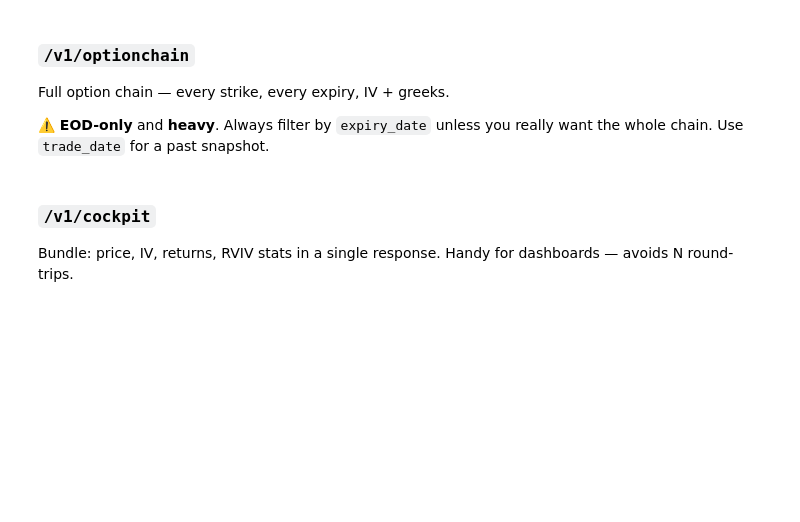
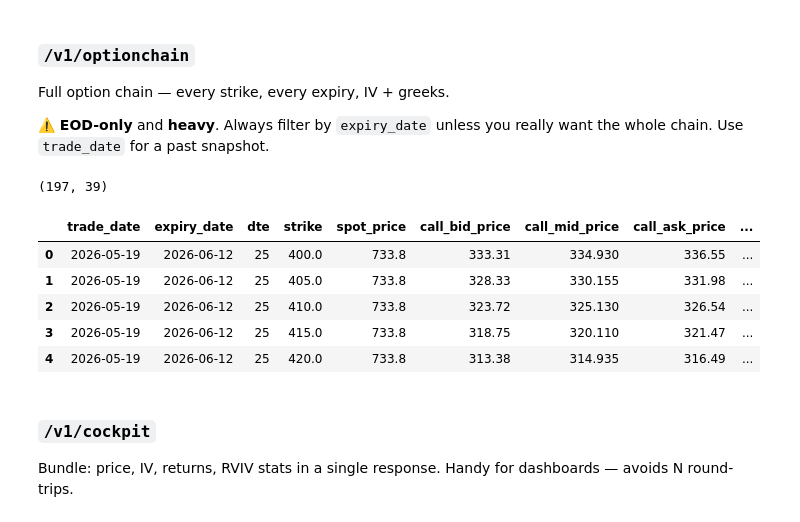
Before and after one commit to Kris-SF/data-pipelines, a Jupyter notebook: moontower-api/moontower_api_explorer.ipynb, the cells around one changed output. Saved outputs shown, nothing was run; the diff lists cells and outputs as text; code cells hidden in the pictures; blank space fills up the shorter version.

```diff
--- a/moontower-api/moontower_api_explorer.ipynb
+++ b/moontower-api/moontower_api_explorer.ipynb
@@ -152,9 +175,17 @@ Full option chain — every strike, every expiry, IV + greeks.
 
 **⚠️ EOD-only** and **heavy**. Always filter by `expiry_date` unless you really want the whole chain. Use `trade_date` for a past snapshot.
 # %%
-chain = to_df(call("optionchain", ticker="SPY", trade_date=MONTH_AGO, expiry_date="2026-06-19"))
+chain = to_df(call("optionchain", ticker="SPY", trade_date="2026-05-19", expiry_date="2026-06-12"))
 print(chain.shape)
 chain.head()
+# %% [output]
+(197, 39)
+|  | trade_date | expiry_date | dte | strike | spot_price | call_bid_price | call_mid_price | call_ask_price | ... |
+| 0 | 2026-05-19 | 2026-06-12 | 25 | 400.0 | 733.8 | 333.31 | 334.930 | 336.55 | ... |
+| 1 | 2026-05-19 | 2026-06-12 | 25 | 405.0 | 733.8 | 328.33 | 330.155 | 331.98 | ... |
+| 2 | 2026-05-19 | 2026-06-12 | 25 | 410.0 | 733.8 | 323.72 | 325.130 | 326.54 | ... |
+| 3 | 2026-05-19 | 2026-06-12 | 25 | 415.0 | 733.8 | 318.75 | 320.110 | 321.47 | ... |
+| 4 | 2026-05-19 | 2026-06-12 | 25 | 420.0 | 733.8 | 313.38 | 314.935 | 316.49 | ... |
 # %% [markdown]
 ### `/v1/cockpit`
 
```
Also changed, not shown: parts of 15 cells of this notebook.
